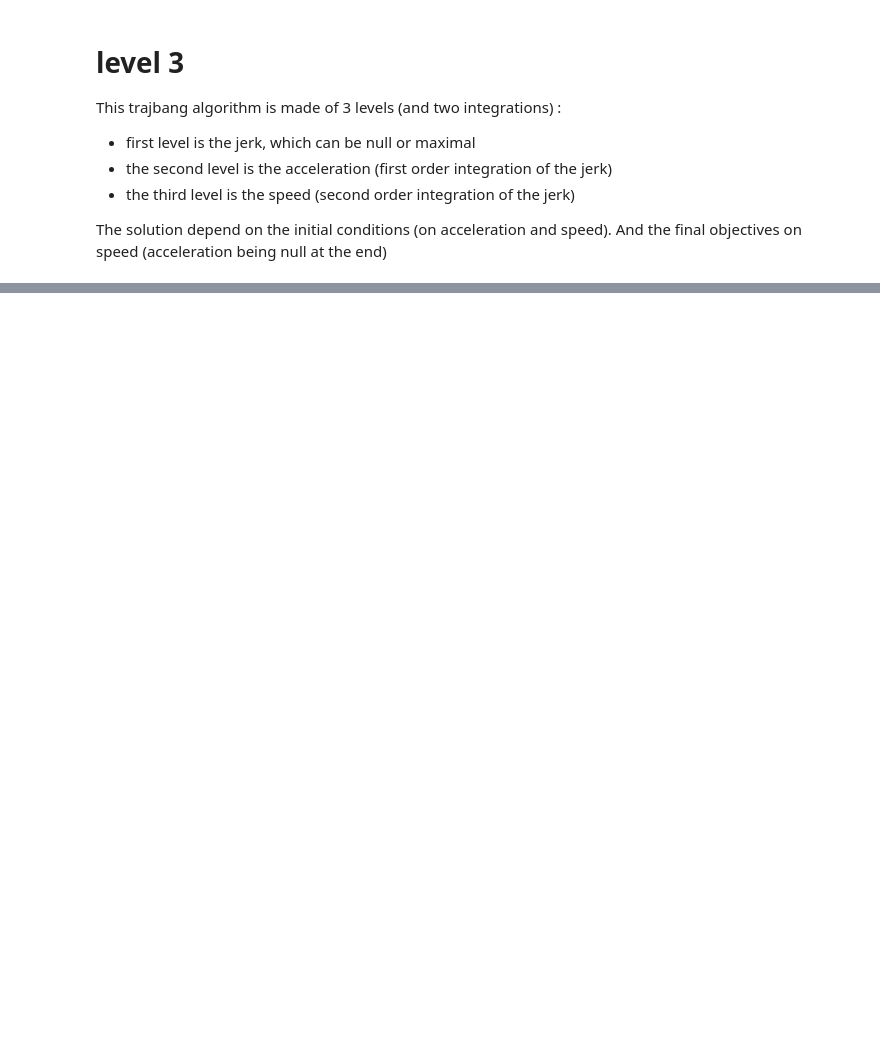
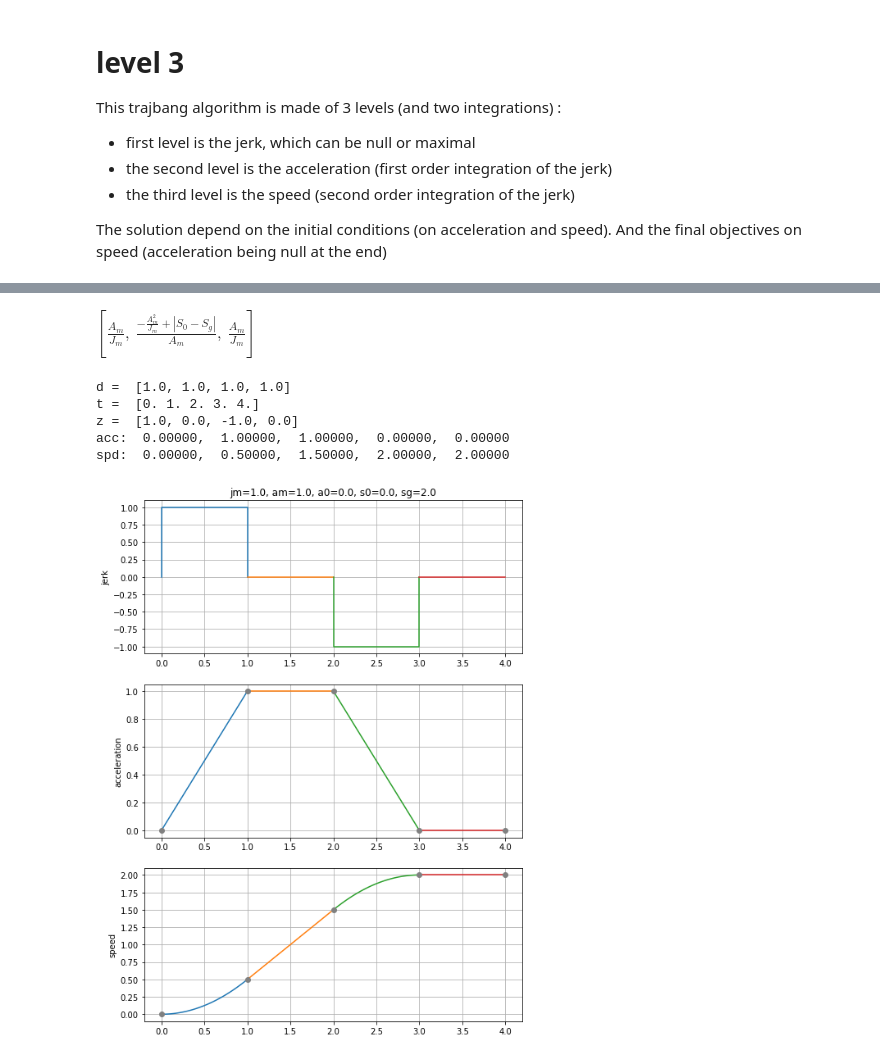
Before and after one commit to yota-code/trajbang, a Jupyter notebook: level_3/analytical.ipynb, the cells around one changed output, grey strips where cells are left out. Drawn from its saved outputs; the diff is of its cells as text; code cells hidden in the pictures; blank space fills up the shorter version.

```diff
--- a/level_3/analytical.ipynb
+++ b/level_3/analytical.ipynb
@@ -36 +40,15 @@ Documentation can be found at https://docs.sympy.org/1.4/
+# %%
+bch, cmd, dur, val = analytical.compute_3(1.0, 1.0, 0.0, 0.0, 2.0)
+print_m(dur)
+# %% [output]
+$\displaystyle \left[ \frac{A_{m}}{J_{m}}, \  \frac{- \frac{A_{m}^{2}}{J_{m}} + \left|{S_{0} - S_{g}}\right|}{A_{m}}, \  \frac{A_{m}}{J_{m}}\right]$
+# %%
+a_lst, s_lst = plot.plot_3(cmd + [0.0,], [float(d.subs(val)) for d in dur] + [1.0,], val, bch)
+# %% [output]
+d =  [1.0, 1.0, 1.0, 1.0]
+t =  [0. 1. 2. 3. 4.]
+z =  [1.0, 0.0, -1.0, 0.0]
+acc:  0.00000,  1.00000,  1.00000,  0.00000,  0.00000
+spd:  0.00000,  0.50000,  1.50000,  2.00000,  2.00000
+[figure, added]
 # %% [markdown]
```
Also changed, not shown: parts of 9 cells of this notebook, 1 other file.
